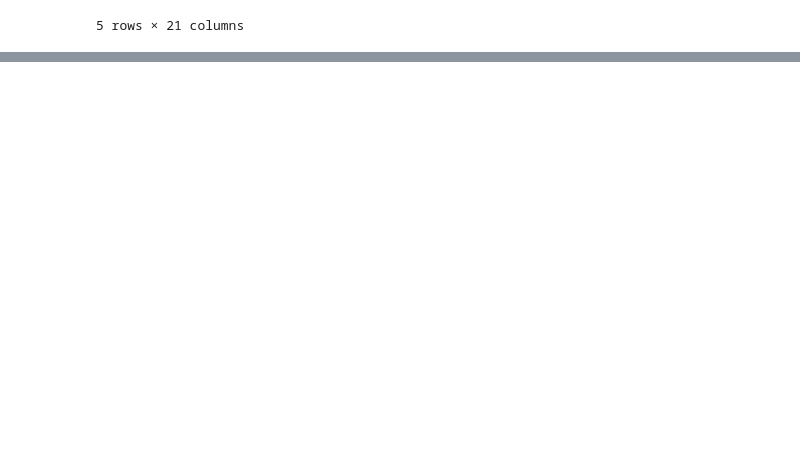
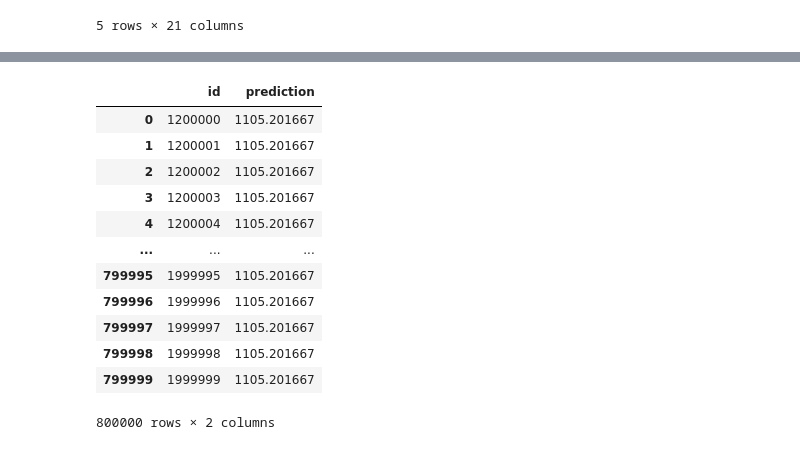
Before and after one commit to madhumitha98/AI_Projects, a Jupyter notebook: insurance-premiums.ipynb, the cells around one changed output, grey strips where cells are left out. Cells and saved outputs as stored; diff of their text form; code cells hidden in the pictures; blank space fills up the shorter version.

Commit message:
Kaggle Notebook | Insurance_premiums | last version

```diff
--- a/insurance-premiums.ipynb
+++ b/insurance-premiums.ipynb
@@ -285,6 +285,3 @@ for col in ip.columns:
         test_data[col] = sc.transform(test_data[[col]])
 # %%
 X_train, X_test, Y_train, Y_test = train_test_split(ip, train_data['Premium Amount'], test_size = 0.2, random_state = 45)
-# %%
-lr = LinearRegression()
-lr.fit(X_train, Y_train)
@@ -309,3 +293,0 @@ dt = DecisionTreeRegressor(max_depth= 50,min_samples_leaf= 30,max_features=25,mi
-# %%
-dt.fit(X_train, Y_train)
-dt_pred = dt.predict(X_test)
@@ -328,0 +305,24 @@ calculate_rmlse(Y_test, rt_pred)
+# %%
+sample_data = pd.read_csv("/kaggle/input/playground-series-s4e12/sample_submission.csv")
+# %%
+# Assuming y_pred_test_data_rt is an array or Series containing predictions
+test_data_pred = pd.DataFrame({
+    'id': sample_data['id'],
+    'prediction': y_pred_test_data_rt
+})
+# %%
+test_data_pred
+# %% [output]
+|  | id | prediction |
+| 0 | 1200000 | 1105.201667 |
+| 1 | 1200001 | 1105.201667 |
+| 2 | 1200002 | 1105.201667 |
+| 3 | 1200003 | 1105.201667 |
+| 4 | 1200004 | 1105.201667 |
+| ... | ... | ... |
+| 799995 | 1999995 | 1105.201667 |
+| 799996 | 1999996 | 1105.201667 |
+| 799997 | 1999997 | 1105.201667 |
+| 799998 | 1999998 | 1105.201667 |
+| 799999 | 1999999 | 1105.201667 |
+800000 rows × 2 columns
```
Also changed, not shown: parts of 10 cells of this notebook.
